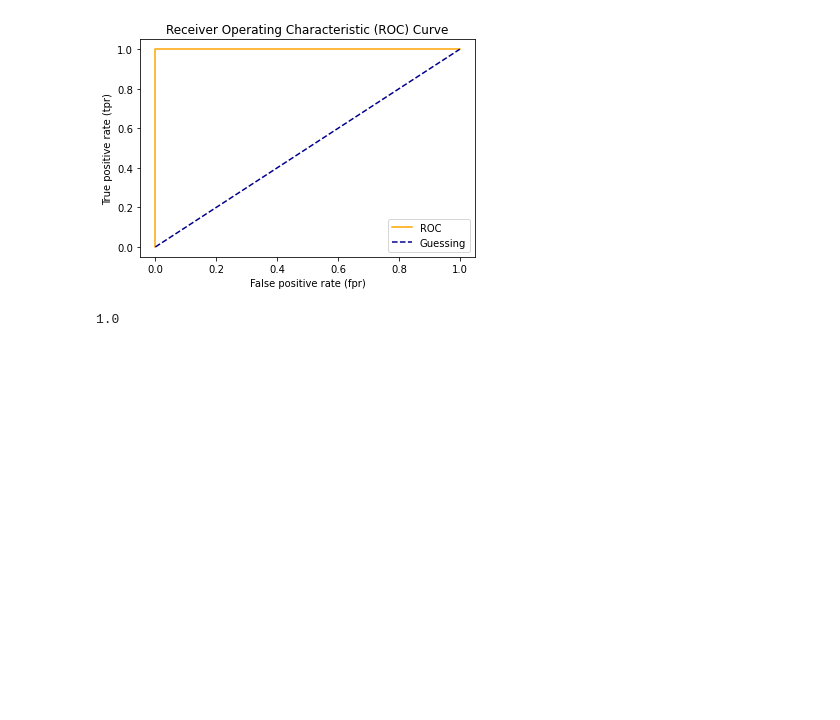
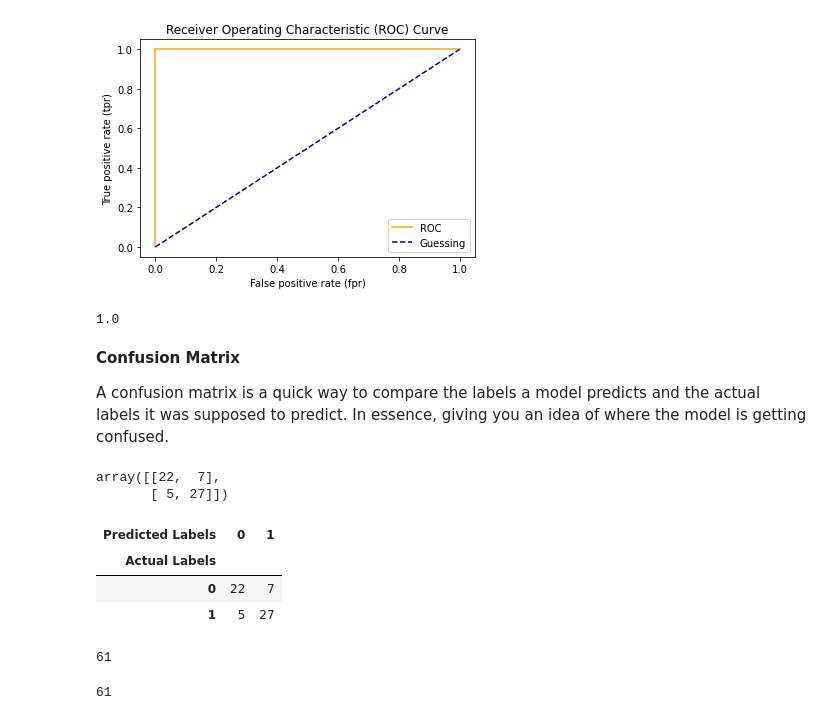
Before and after one commit to emanueldumitru/complete-ml-ds-bootcamp, a Jupyter notebook: workspace/scikit-notebooks/introduction-to-scikit-learn.ipynb, the cells around one changed output. Drawn from its saved outputs; the diff is of its cells as text; code cells hidden in the pictures; blank space fills up the shorter version.

```diff
--- a/workspace/scikit-notebooks/introduction-to-scikit-learn.ipynb
+++ b/workspace/scikit-notebooks/introduction-to-scikit-learn.ipynb
@@ -1253,3 +1253,34 @@ plot_roc_curve(fpr, tpr)
 roc_auc_score(y_test, y_test)
 # %% [output]
 1.0
+# %% [markdown]
+**Confusion Matrix**
+
+A confusion matrix is a quick way to compare the labels a model predicts and the actual labels it was supposed to predict. In essence, giving you an idea of where the model is getting confused.
+# %%
+from sklearn.metrics import confusion_matrix
+
+y_preds = clf.predict(X_test)
+confusion_matrix(y_test, y_preds)
+# %% [output]
+array([[22,  7],
+       [ 5, 27]])
+# %%
+# Visualize confusion matrix with prd.crosstab()
+pd.crosstab(y_test,
+            y_preds,
+            rownames=["Actual Labels"],
+            colnames=["Predicted Labels"])
+# %% [output]
+| Predicted Labels | 0 | 1 |
+| Actual Labels |  |  |
+| 0 | 22 | 7 |
+| 1 | 5 | 27 |
+# %%
+22 + 7 + 8 + 24
+# %% [output]
+61
+# %%
+len(X_test)
+# %% [output]
+61
```
Also changed, not shown: parts of 5 cells of this notebook, 1 other file.
